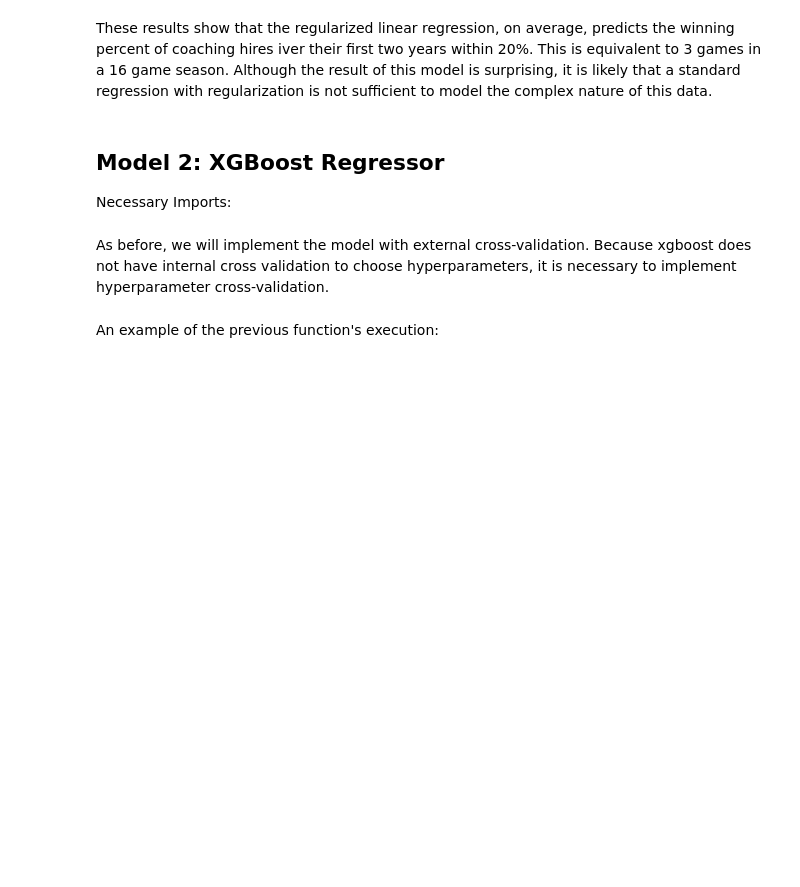
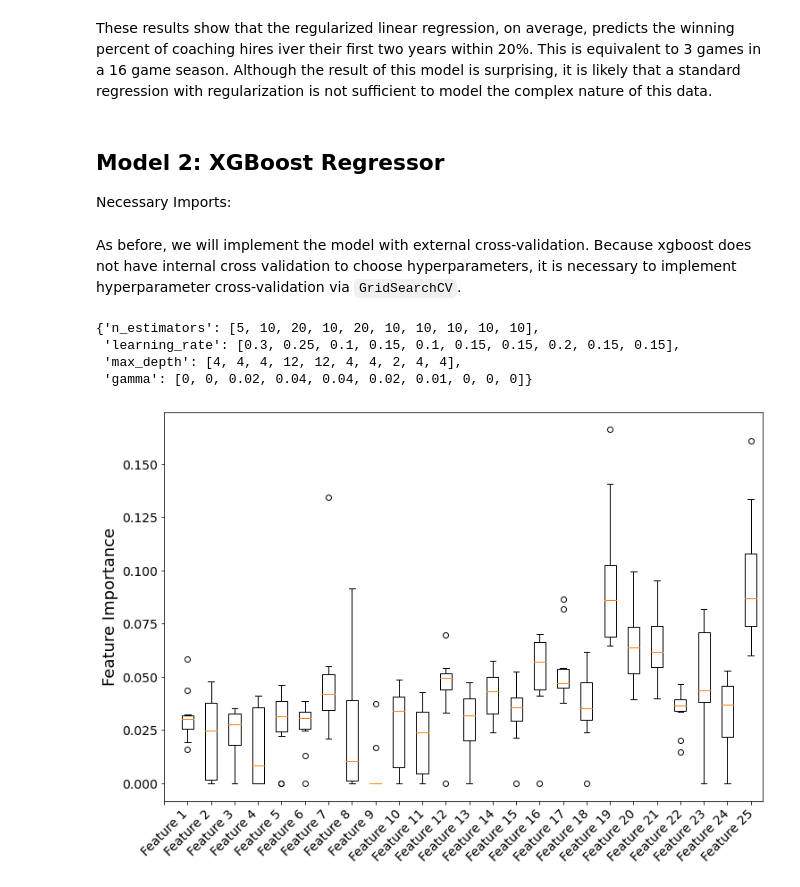
Before and after one commit to jwilliamson7/CoachingProject, a Jupyter notebook: Williamson-Jon-CSCE421-Project-WinningPercentModels.ipynb, the cells around one changed output. Drawn from its saved outputs; the diff is of its cells as text; code cells hidden in the pictures; blank space fills up the shorter version.

Commit message:
Working xgboost

```diff
--- a/Williamson-Jon-CSCE421-Project-WinningPercentModels.ipynb
+++ b/Williamson-Jon-CSCE421-Project-WinningPercentModels.ipynb
@@ -383,3 +384,3 @@ from xgboost import XGBRegressor
 # %% [markdown]
-As before, we will implement the model with external cross-validation. Because xgboost does not have internal cross validation to choose hyperparameters, it is necessary to implement hyperparameter cross-validation.
+As before, we will implement the model with external cross-validation. Because xgboost does not have internal cross validation to choose hyperparameters, it is necessary to implement hyperparameter cross-validation via `GridSearchCV`.
 # %%
@@ -406,2 +433,16 @@ def cross_validate_xgbr(param_dict, num_of_folds=10):
-# %% [markdown]
-An example of the previous function's execution:
+# %%
+xgbr_best_params_dict
+# %% [output]
+{'n_estimators': [5, 10, 20, 10, 20, 10, 10, 10, 10, 10],
+ 'learning_rate': [0.3, 0.25, 0.1, 0.15, 0.1, 0.15, 0.15, 0.2, 0.15, 0.15],
+ 'max_depth': [4, 4, 4, 12, 12, 4, 4, 2, 4, 4],
+ 'gamma': [0, 0, 0.02, 0.04, 0.04, 0.02, 0.01, 0, 0, 0]}
+# %%
+xgbr_coef_list = [np.abs(l) for l in zip(*xgbr_result_dict['importance'])]
+xgbr_label_list = list(X.columns.values)
+plt.boxplot(xgbr_coef_list)
+plt.xticks(np.arange(0, len(xgbr_label_list) + 1), labels=xgbr_label_list, rotation='45', )
+plt.ylabel('Feature Importance')
+plt.show()
+# %% [output]
+[figure, added]
```
Also changed, not shown: parts of 10 cells of this notebook.
